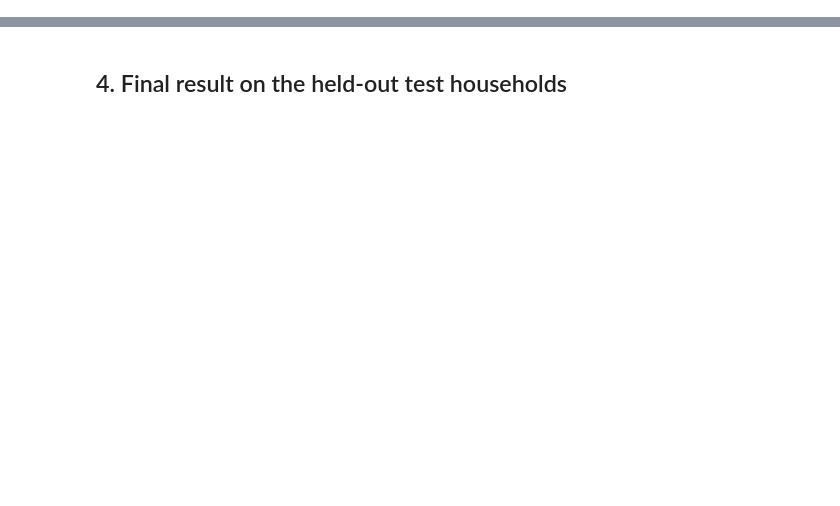
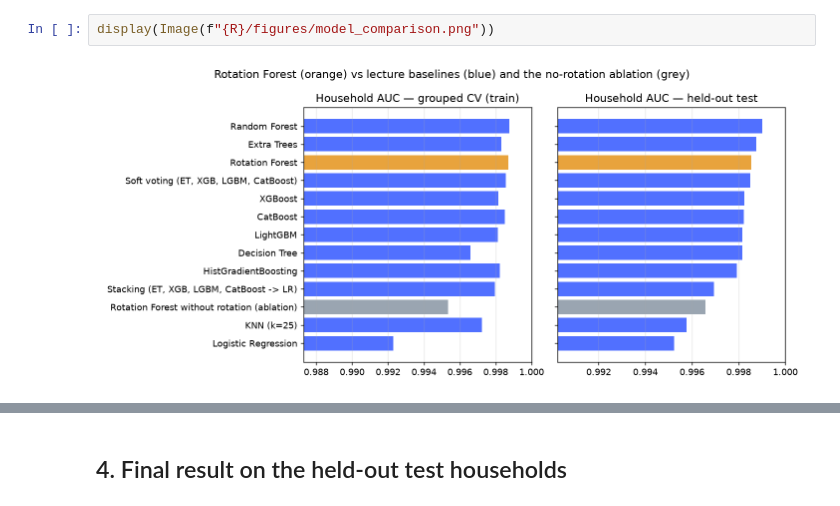
Before and after one commit to virangalh26/enasamble-model, a Jupyter notebook: notebooks/02_modelling_and_explainability.ipynb, the cells around one changed output, grey strips where cells are left out. Drawn from its saved outputs; the diff is of its cells as text; blank space fills up the shorter version.

```diff
--- a/notebooks/02_modelling_and_explainability.ipynb
+++ b/notebooks/02_modelling_and_explainability.ipynb
@@ -132,0 +99,4 @@ on a household that the base model was trained on.
+# %%
+display(Image(f"{R}/figures/model_comparison.png"))
+# %% [output]
+[figure, added]
```
Also changed, not shown: parts of 48 cells of this notebook, 54 other files.
